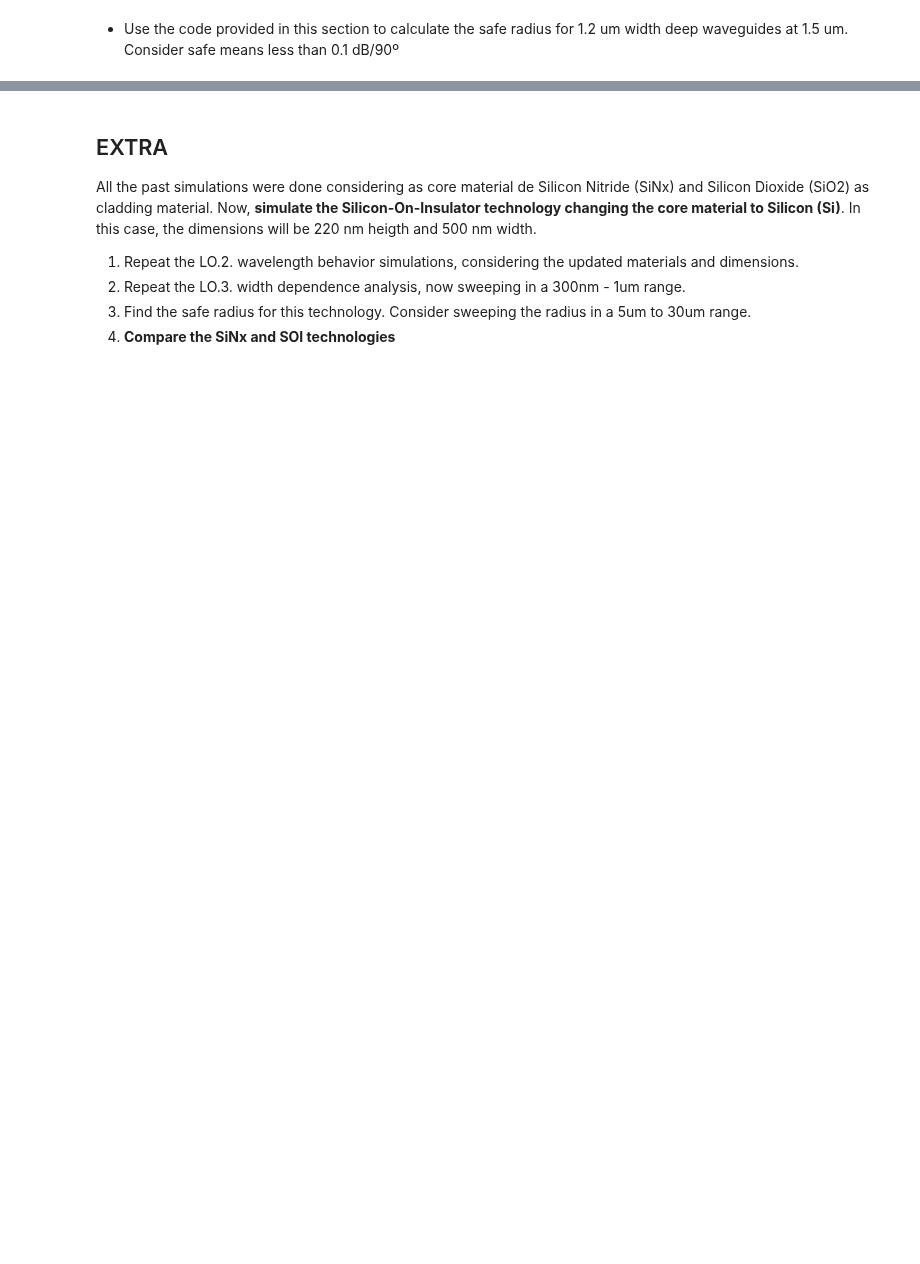
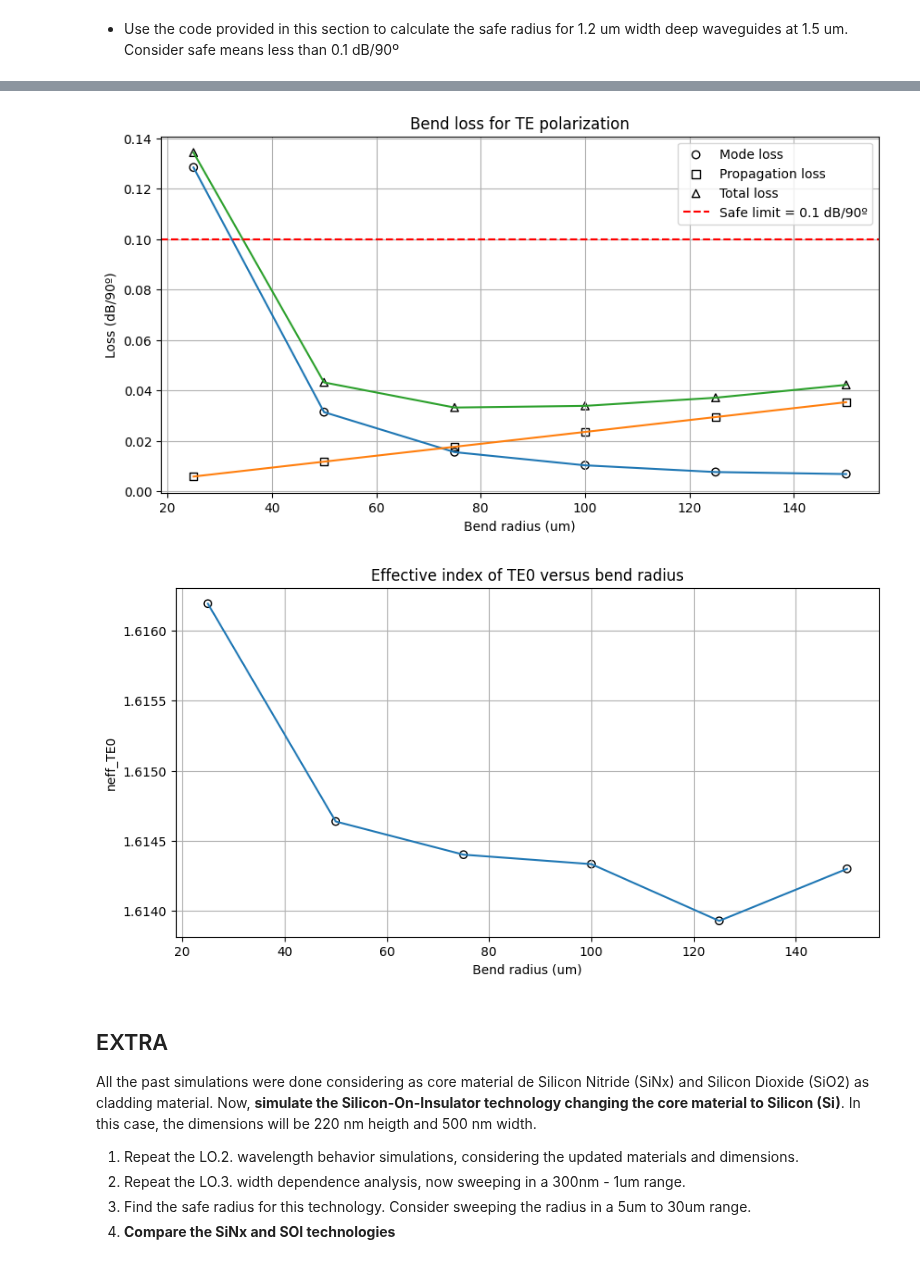
Before and after one commit to Japeacru/cifoin-lab1, a Jupyter notebook: WAVEGUIDES_Student.ipynb, the cells around one changed output, grey strips where cells are left out. Cells and saved outputs as stored; diff of their text form; code cells hidden in the pictures; blank space fills up the shorter version.

```diff
--- a/WAVEGUIDES_Student.ipynb
+++ b/WAVEGUIDES_Student.ipynb
@@ -706,2 +650,74 @@ plt.legend()
 # %% [markdown]
 - Use the code provided in this section to calculate the safe radius for 1.2 um width deep waveguides at 1.5 um. Consider safe means less than 0.1 dB/90º
+# %%
+# ===== LO.5 - Additional code required by the statement =====
+
+# Radii requested in the lab book
+radii_lo5 = np.array([25, 50, 75, 100, 125, 150], dtype=float)
+
+# 1) Mode-mismatch loss for the required radii
+mismatch_lo5 = gt.modes.sweep_bend_mismatch(bend_1550, radii_lo5)
+mismatch_lo5 = np.array(mismatch_lo5).squeeze()
+
+mode_loss_lo5 = -10 * np.log10(mismatch_lo5)
+
+# 2) Propagation loss for a 90º bend
+dB_cm_lo5 = 1.5
+length_lo5 = 0.5 * np.pi * radii_lo5 * 1e-6   # quarter-circle length in meters
+propagation_loss_lo5 = dB_cm_lo5 * length_lo5 * 1e2
+
+# 3) Total loss per 90º bend
+total_loss_lo5 = mode_loss_lo5 + propagation_loss_lo5
+
+# 4) neff_TE0 versus bend radius
+neff_lo5 = gt.modes.sweep_n_eff(bend_1550, bend_radius=radii_lo5)
+neff_lo5 = np.array(neff_lo5).squeeze().real
+
+# 5) Print results
+print("LO.5 results for the deep waveguide bend at 1550 nm")
+print()
+print("R (um) | neff_TE0 | Mode loss (dB/90º) | Propagation loss (dB/90º) | Total loss (dB/90º)")
+for i in range(len(radii_lo5)):
+    print(f"{radii_lo5[i]:6.0f} | {neff_lo5[i]:8.6f} | {mode_loss_lo5[i]:17.6f} | {propagation_loss_lo5[i]:24.6f} | {total_loss_lo5[i]:18.6f}")
+
+# 6) Safe radius
+safe_radii_lo5 = radii_lo5[total_loss_lo5 < 0.1]
+
+print()
+if len(safe_radii_lo5) > 0:
+    print("Safe radii (< 0.1 dB/90º):", safe_radii_lo5)
+    print("Minimum safe radius:", safe_radii_lo5[0], "um")
+else:
+    print("No safe radius found in the simulated range.")
+
+# 7) Loss plot
+plt.figure(figsize=(10, 5))
+plt.scatter(radii_lo5, mode_loss_lo5, edgecolors='k', facecolors='none', label='Mode loss')
+plt.plot(radii_lo5, mode_loss_lo5)
+
+plt.scatter(radii_lo5, propagation_loss_lo5, edgecolors='k', facecolors='none', marker='s', label='Propagation loss')
+plt.plot(radii_lo5, propagation_loss_lo5)
+
+plt.scatter(radii_lo5, total_loss_lo5, edgecolors='k', facecolors='none', marker='^', label='Total loss')
+plt.plot(radii_lo5, total_loss_lo5)
+
+plt.axhline(0.1, color='r', linestyle='--', label='Safe limit = 0.1 dB/90º')
+
+plt.title("Bend loss for TE polarization")
+plt.xlabel("Bend radius (um)")
+plt.ylabel("Loss (dB/90º)")
+plt.grid()
+plt.legend()
+plt.show()
+
+# 8) neff plot
+plt.figure(figsize=(10, 5))
+plt.scatter(radii_lo5, neff_lo5, edgecolors='k', facecolors='none')
+plt.plot(radii_lo5, neff_lo5)
+
+plt.title("Effective index of TE0 versus bend radius")
+plt.xlabel("Bend radius (um)")
+plt.ylabel("neff_TE0")
+plt.grid()
+plt.show()
+# %% [output]
@@ -708,3 +742,5 @@ plt.legend()
+[figure, added]
+[figure, added]
 # %% [markdown]
 ## EXTRA
 
```
Also changed, not shown: parts of 15 cells of this notebook, 1 other file.
